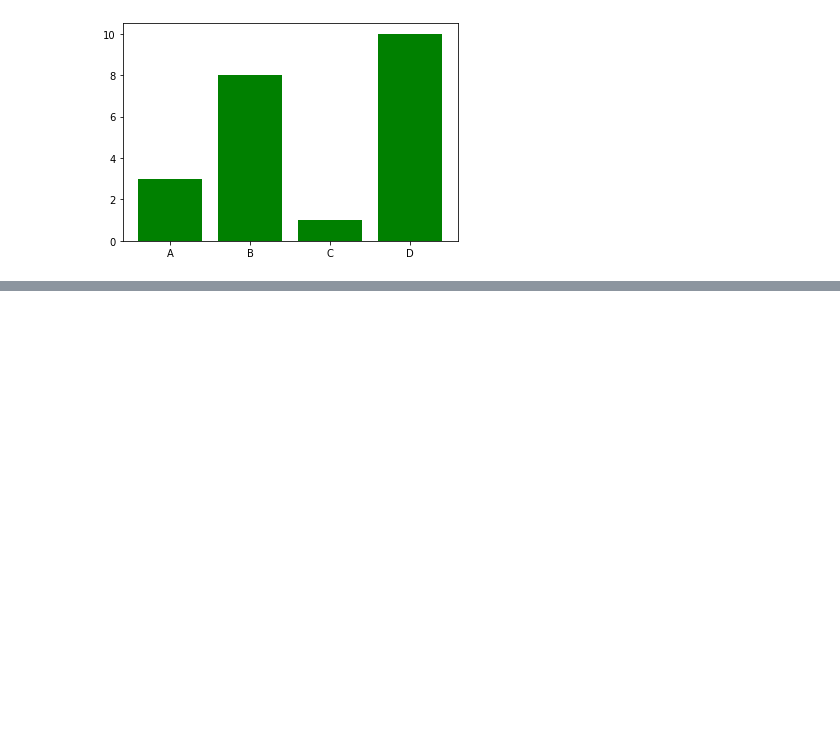
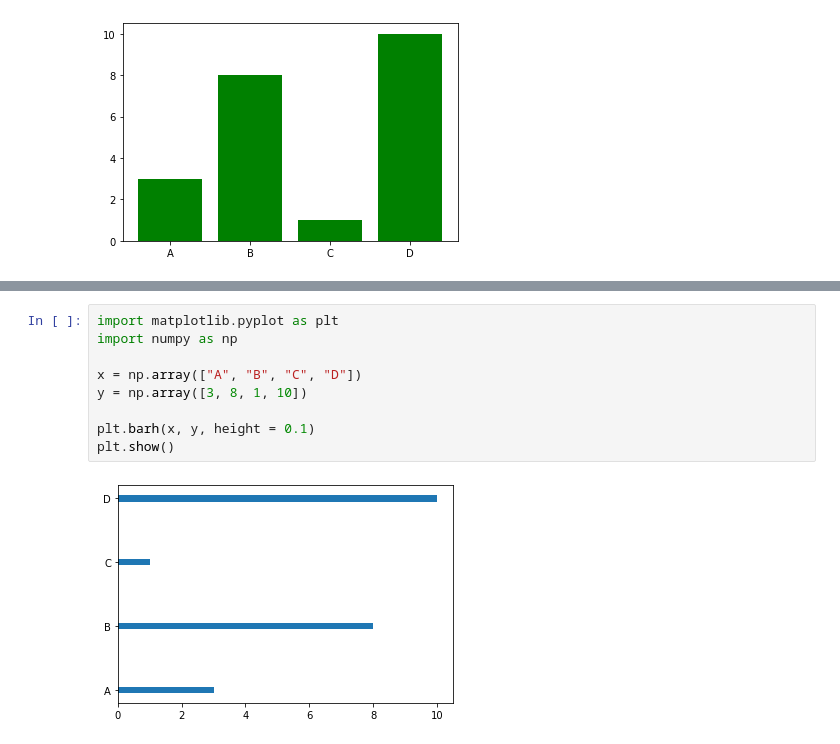
Before and after one commit to sudheshnakatragadda/python, a Jupyter notebook: Python_Matplotib.ipynb, the cells around one changed output, grey strips where cells are left out. Drawn from its saved outputs; the diff is of its cells as text; blank space fills up the shorter version.

```diff
--- a/Python_Matplotib.ipynb
+++ b/Python_Matplotib.ipynb
@@ -57,0 +80,11 @@ plt.show()
+# %%
+import matplotlib.pyplot as plt
+import numpy as np
+
+x = np.array(["A", "B", "C", "D"])
+y = np.array([3, 8, 1, 10])
+
+plt.barh(x, y, height = 0.1)
+plt.show()
+# %% [output]
+[figure, added]
```
Also changed, not shown: parts of 9 cells of this notebook.
